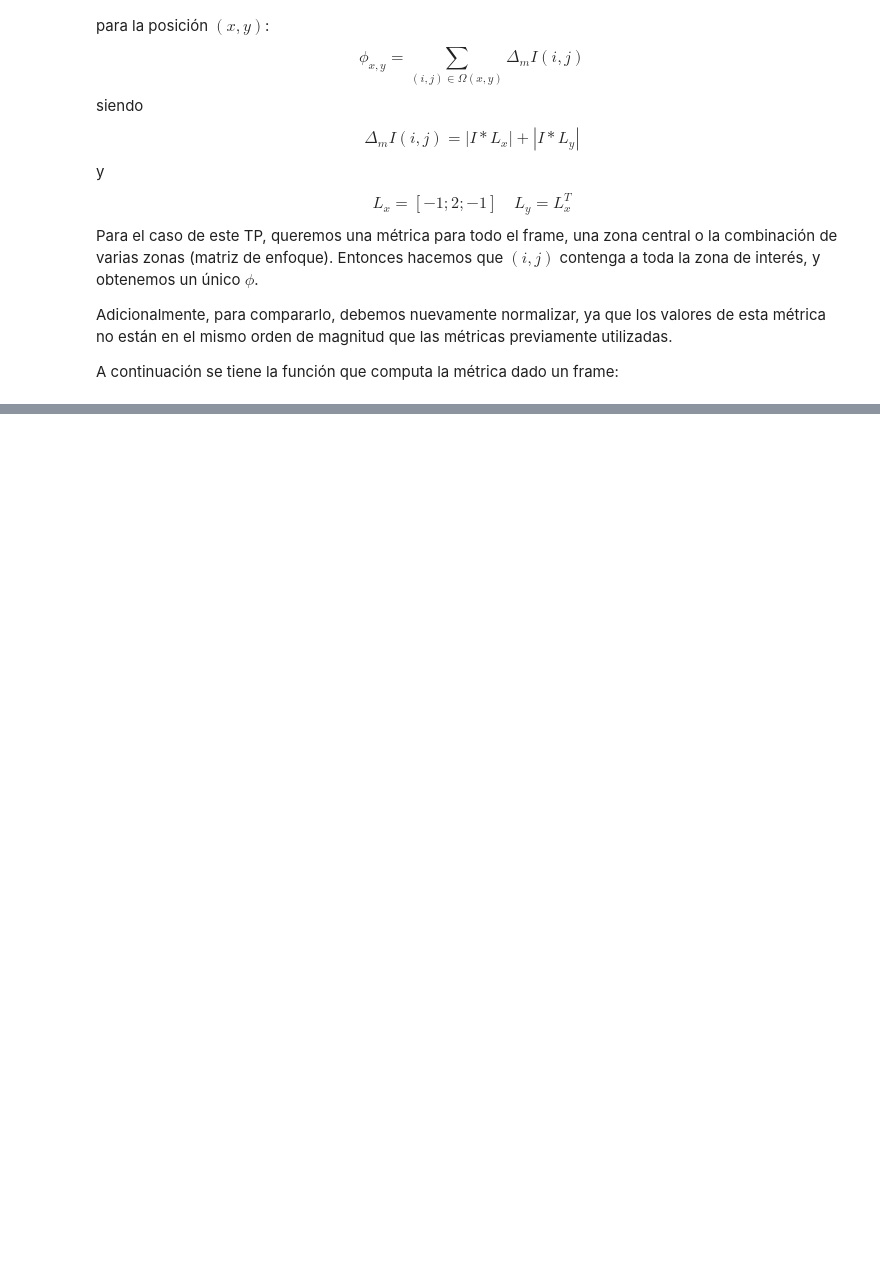
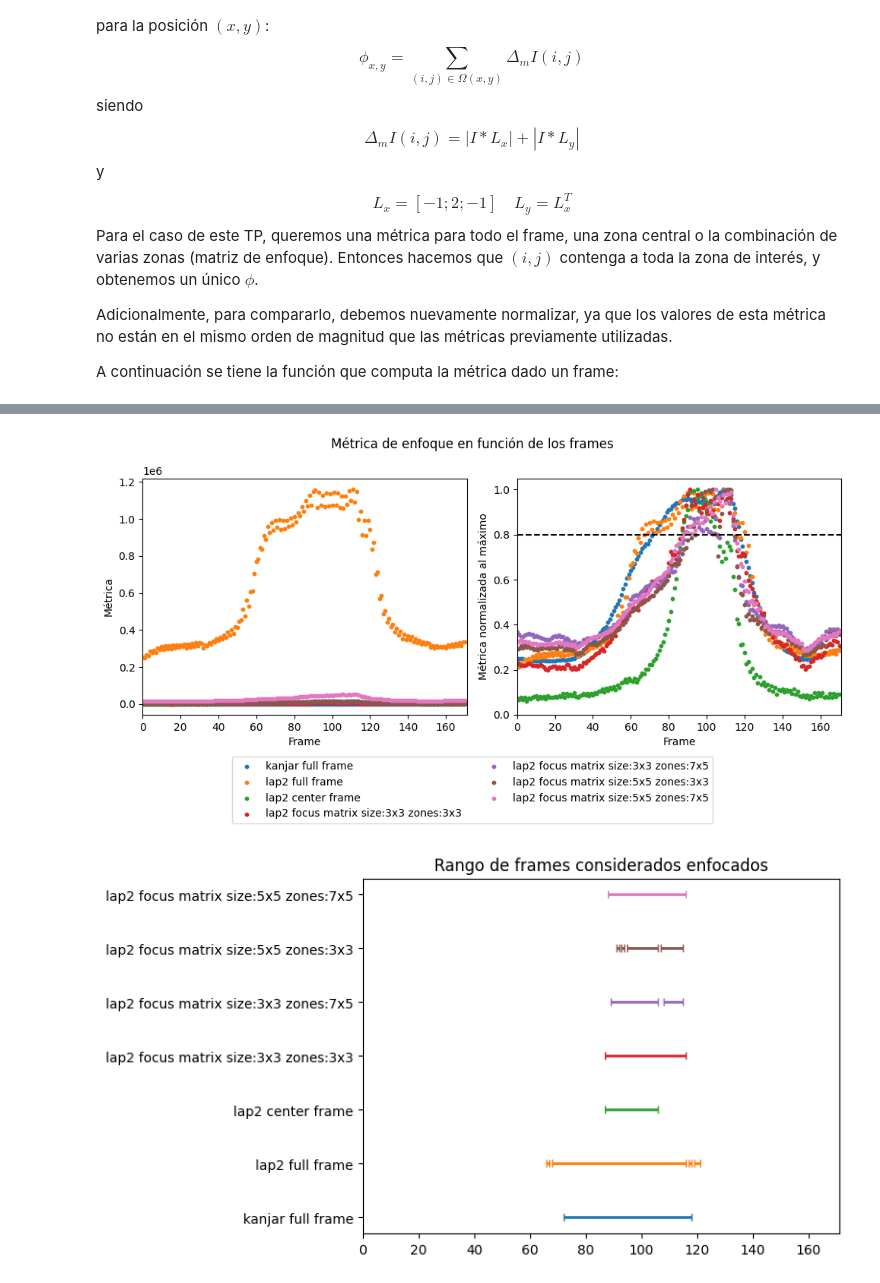
Before and after one commit to jteich99/vision_computadora_i, a Jupyter notebook: TPs/tp2/tp2.ipynb, the cells around one changed output, grey strips where cells are left out. Drawn from its saved outputs; the diff is of its cells as text; code cells hidden in the pictures; blank space fills up the shorter version.

```diff
--- a/TPs/tp2/tp2.ipynb
+++ b/TPs/tp2/tp2.ipynb
@@ -215,10 +348,3 @@ def view_video(captura_video, focus_zones):
 
     # Cierra todas las ventanas
     cv.destroyAllWindows()
-# %%
-metric = compute_focus_metric_for_video('focus_video.mov')
-plt.scatter(range(len(metric)), metric/np.max(metric))
-
-metric_LAP2 = compute_focus_metric_for_video('focus_video.mov', focus_metric_fun=modified_laplacian_algorithm)
-# print(metric_LAP2)
-plt.scatter(range(len(metric_LAP2)), metric_LAP2/np.max(metric_LAP2))
@@ -228,8 +350,0 @@ NameError: name 'modified_laplacian_algorithm' is not defined
-# %%
-# Aplico las mismas metricas pero al centro (5% central) del frame
-metric = compute_focus_metric_for_video('focus_video.mov', center_frame=True, center_percentage=0.05)
-plt.scatter(range(len(metric)), metric/np.max(metric))
-
-metric_LAP2 = compute_focus_metric_for_video('focus_video.mov', focus_metric_fun=modified_laplacian_algorithm, center_frame=True, center_percentage=0.05)
-# print(metric_LAP2)
-plt.scatter(range(len(metric_LAP2)), metric_LAP2/np.max(metric_LAP2))
@@ -239,17 +350,0 @@ plt.scatter(range(len(metric_LAP2)), metric_LAP2/np.max(metric_LAP2))
-# %%
-# Aplico las mismas metricas pero al centro (5% central) del frame
-metric = compute_focus_metric_for_video('focus_video.mov',
-                                        focus_matrix=True,
-                                        focus_matrix_zone_size=(3,3),
-                                        focus_matrix_zones=(5,5)
-                                        )
-plt.scatter(range(len(metric)), metric/np.max(metric))
-
-metric_LAP2 = compute_focus_metric_for_video('focus_video.mov',
-                                             focus_metric_fun=modified_laplacian_algorithm,
-                                             focus_matrix=True,
-                                             focus_matrix_zone_size=(3,3),
-                                             focus_matrix_zones=(5,5)
-                                             )
-# print(metric_LAP2)
-plt.scatter(range(len(metric_LAP2)), metric_LAP2/np.max(metric_LAP2))
@@ -383,0 +484,15 @@ plt.scatter(range(len(metric_LAP2)), metric_LAP2/np.max(metric_LAP2))
+# %%
+cases_to_plot = [
+    'kanjar full frame',
+    'lap2 full frame',
+    'lap2 center frame',
+    'lap2 focus matrix size:3x3 zones:3x3',
+    'lap2 focus matrix size:3x3 zones:7x5',
+    'lap2 focus matrix size:5x5 zones:3x3',
+    'lap2 focus matrix size:5x5 zones:7x5',
+]
+plot_compare_metrics(cases, cases_to_plot, dist_to_bottom=0.25)
+plot_focus_ranges(focus_zones, cases_to_plot)
+# %% [output]
+[figure, added]
+[figure, added]
```
Also changed, not shown: parts of 35 cells of this notebook.
